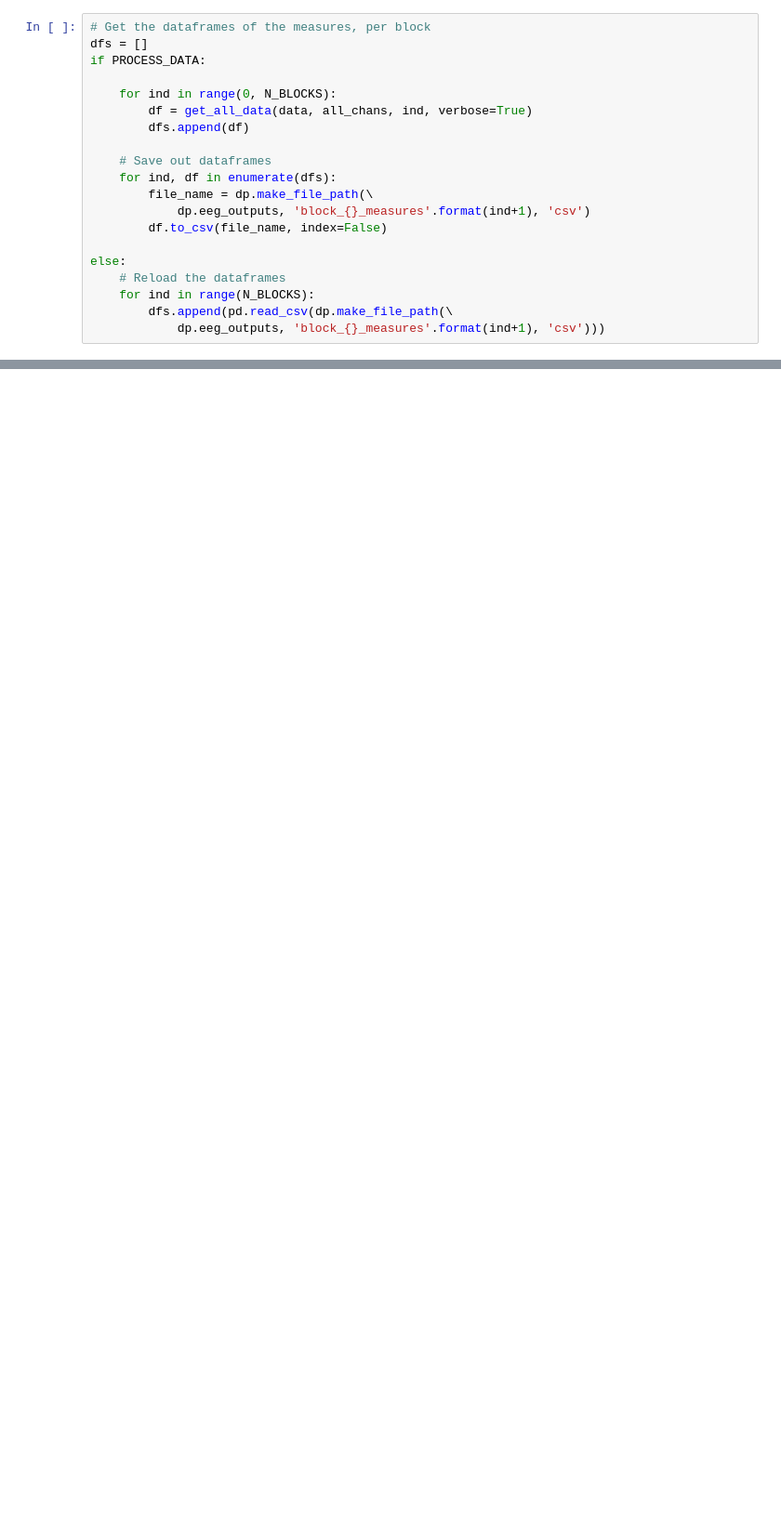
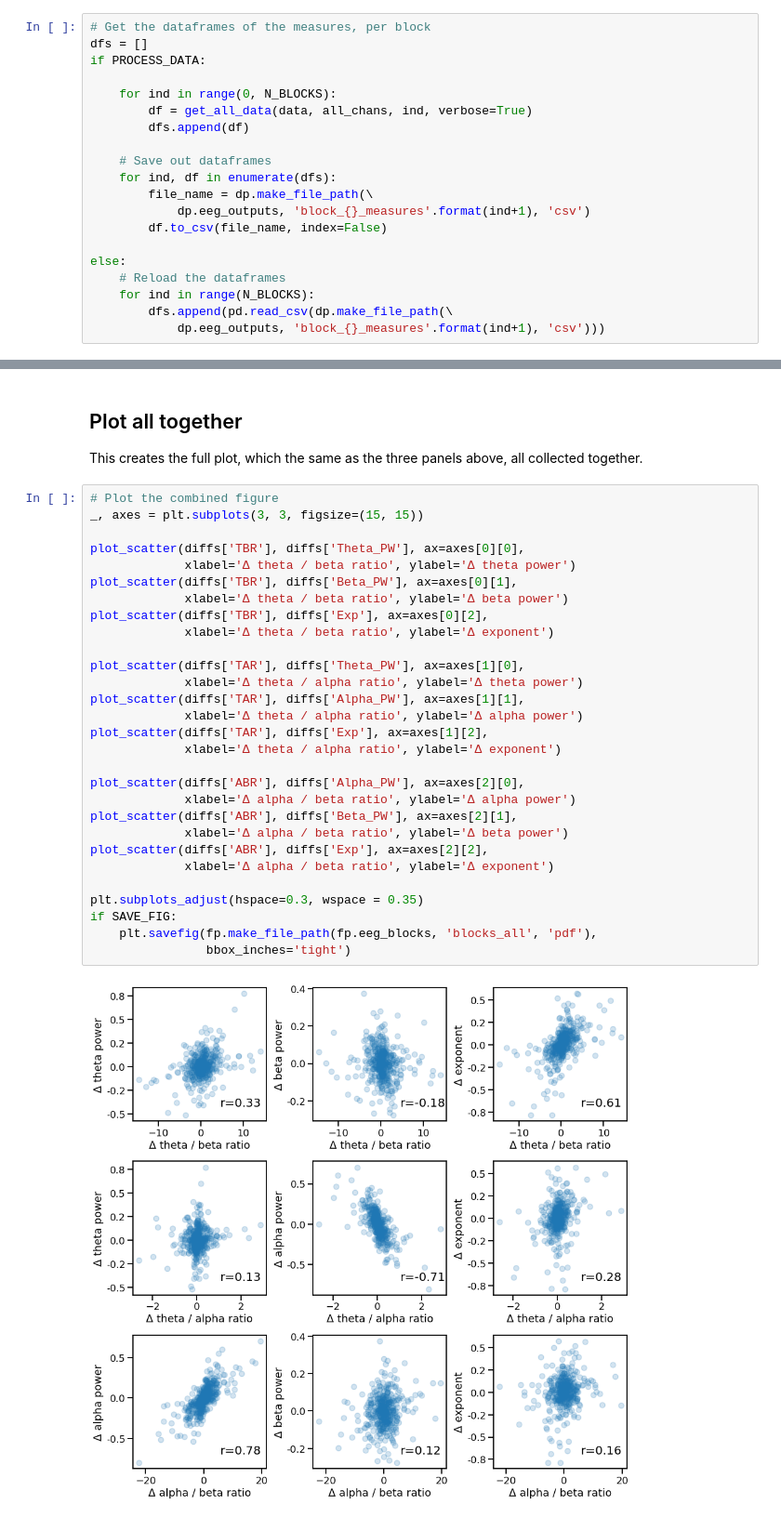
Before and after one commit to voytekresearch/BandRatios, a Jupyter notebook: notebooks/7-EEG-Blocks.ipynb, the cells around one changed output, grey strips where cells are left out. Shown at 93% size. Drawn from its saved outputs; the diff is of its cells as text; blank space fills up the shorter version.

```diff
--- a/notebooks/7-EEG-Blocks.ipynb
+++ b/notebooks/7-EEG-Blocks.ipynb
@@ -303,0 +262,35 @@ SpearmanrResult(correlation=0.9999999999999999, pvalue=1.4042654220543672e-24)
+# %% [markdown]
+## Plot all together
+
+This creates the full plot, which the same as the three panels above, all collected together.
+# %%
+# Plot the combined figure
+_, axes = plt.subplots(3, 3, figsize=(15, 15))
+
+plot_scatter(diffs['TBR'], diffs['Theta_PW'], ax=axes[0][0],
+             xlabel='Δ theta / beta ratio', ylabel='Δ theta power')
+plot_scatter(diffs['TBR'], diffs['Beta_PW'], ax=axes[0][1],
+             xlabel='Δ theta / beta ratio', ylabel='Δ beta power')
+plot_scatter(diffs['TBR'], diffs['Exp'], ax=axes[0][2],
+             xlabel='Δ theta / beta ratio', ylabel='Δ exponent')
+
+plot_scatter(diffs['TAR'], diffs['Theta_PW'], ax=axes[1][0],
+             xlabel='Δ theta / alpha ratio', ylabel='Δ theta power')
+plot_scatter(diffs['TAR'], diffs['Alpha_PW'], ax=axes[1][1],
+             xlabel='Δ theta / alpha ratio', ylabel='Δ alpha power')
+plot_scatter(diffs['TAR'], diffs['Exp'], ax=axes[1][2],
+             xlabel='Δ theta / alpha ratio', ylabel='Δ exponent')
+
+plot_scatter(diffs['ABR'], diffs['Alpha_PW'], ax=axes[2][0],
+             xlabel='Δ alpha / beta ratio', ylabel='Δ alpha power')
+plot_scatter(diffs['ABR'], diffs['Beta_PW'], ax=axes[2][1],
+             xlabel='Δ alpha / beta ratio', ylabel='Δ beta power')
+plot_scatter(diffs['ABR'], diffs['Exp'], ax=axes[2][2],
+             xlabel='Δ alpha / beta ratio', ylabel='Δ exponent')
+
+plt.subplots_adjust(hspace=0.3, wspace = 0.35)
+if SAVE_FIG:
+    plt.savefig(fp.make_file_path(fp.eeg_blocks, 'blocks_all', 'pdf'),
+                bbox_inches='tight')
+# %% [output]
+[figure, added]
```
Also changed, not shown: parts of 80 cells of this notebook.
